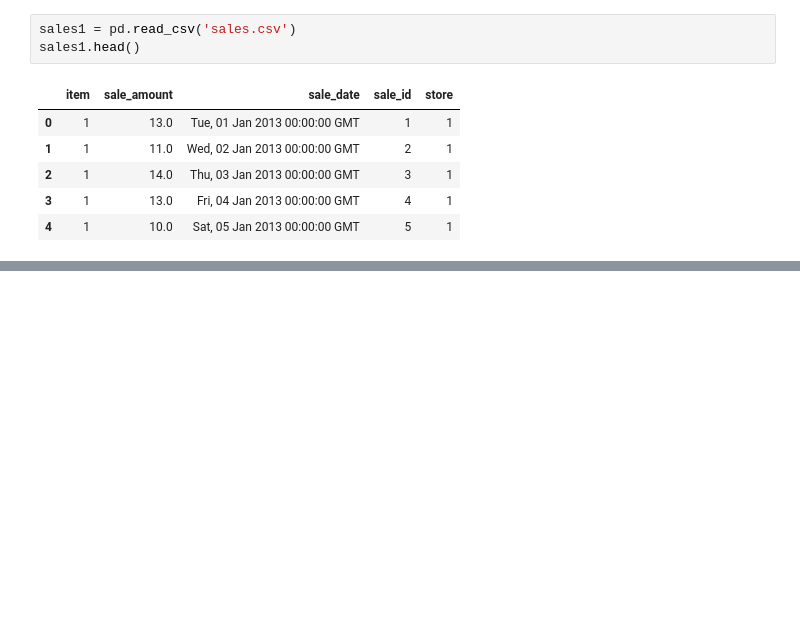
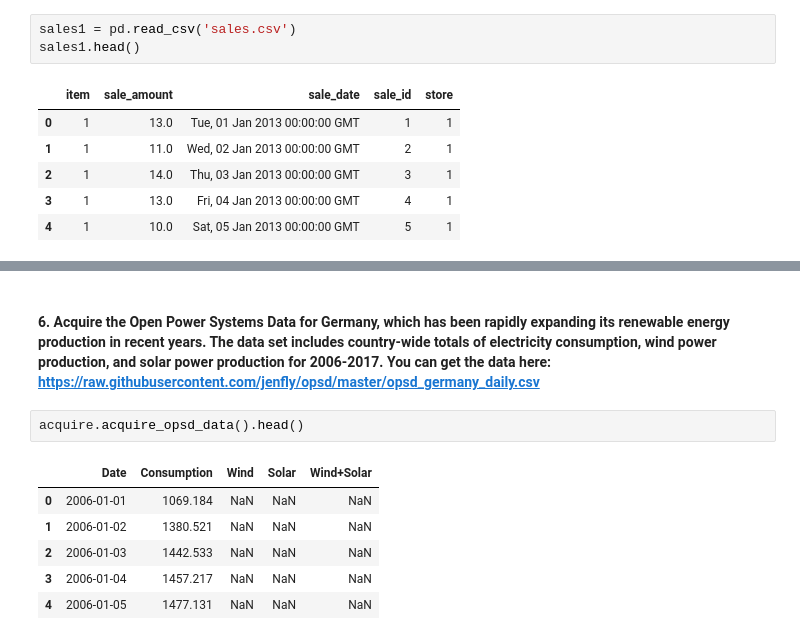
Before and after one commit to lincolnmuriithi11/timeseries-, a Jupyter notebook: time_series_exercise.ipynb, the cells around one changed output, grey strips where cells are left out. Saved outputs shown, nothing was run; the diff lists cells and outputs as text; blank space fills up the shorter version.

```diff
--- a/time_series_exercise.ipynb
+++ b/time_series_exercise.ipynb
@@ -210,0 +225,11 @@ sales1.head()
+# %% [markdown]
+#### 6. Acquire the Open Power Systems Data for Germany, which has been rapidly expanding its renewable energy production in recent years. The data set includes country-wide totals of electricity consumption, wind power production, and solar power production for 2006-2017. You can get the data here: https://raw.githubusercontent.com/jenfly/opsd/master/opsd_germany_daily.csv
+# %%
+acquire.acquire_opsd_data().head()
+# %% [output]
+|  | Date | Consumption | Wind | Solar | Wind+Solar |
+| 0 | 2006-01-01 | 1069.184 | NaN | NaN | NaN |
+| 1 | 2006-01-02 | 1380.521 | NaN | NaN | NaN |
+| 2 | 2006-01-03 | 1442.533 | NaN | NaN | NaN |
+| 3 | 2006-01-04 | 1457.217 | NaN | NaN | NaN |
+| 4 | 2006-01-05 | 1477.131 | NaN | NaN | NaN |
```
Also changed, not shown: parts of 5 cells of this notebook.
